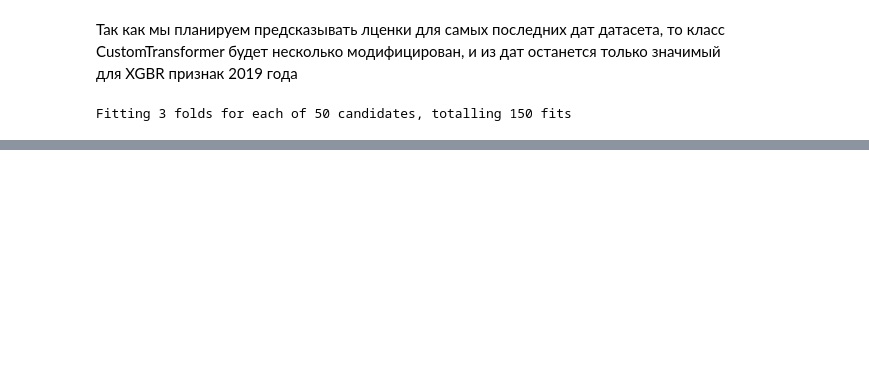
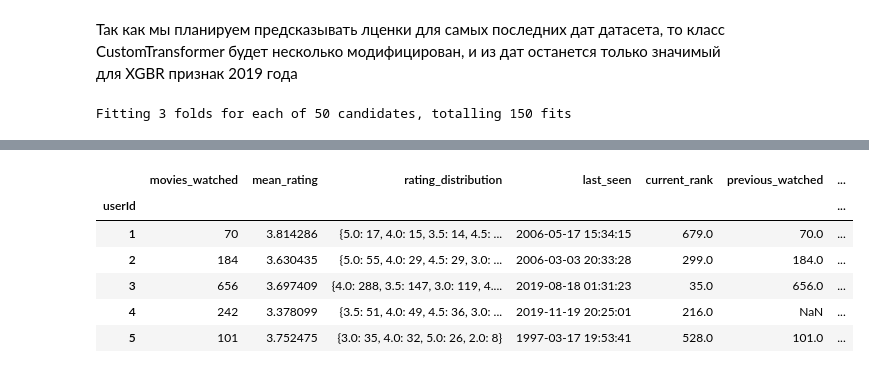
Before and after one commit to aleks-haksly/Simulative, a Jupyter notebook: ML/recomendation.ipynb, the cells around one changed output, grey strips where cells are left out. Cells and saved outputs as stored; diff of their text form; code cells hidden in the pictures; blank space fills up the shorter version.

```diff
--- a/ML/recomendation.ipynb
+++ b/ML/recomendation.ipynb
@@ -859,8 +626,17 @@ render_mini_images(result)
 # %%
 ratings_df['datetime'] = pd.to_datetime(ratings_df.timestamp, unit='s')
 user_data = ratings_df.groupby("userId").agg({"movieId": ['count', ], 'rating': ['mean', lambda x: x.value_counts().to_dict()], 'datetime': 'max'})
 user_data.columns = ['movies_watched', 'mean_rating', 'rating_distribution', 'last_seen']
 user_data['current_rank'] = user_data.movies_watched.rank(method='first', ascending=False)
 user_data_last_month = ratings_df[ratings_df.datetime < ratings_df.datetime.max() - pd.DateOffset(months=1)].groupby("userId").movieId.count().rename("previous_watched").to_frame()
 user_data_last_month['previous_rank'] = user_data_last_month.previous_watched.rank(method='first', ascending=False)
 user_data = user_data.join(user_data_last_month, how='left')
+user_data.head()
+# %% [output]
+|  | movies_watched | mean_rating | rating_distribution | last_seen | current_rank | previous_watched | ... |
+| userId |  |  |  |  |  |  | ... |
+| 1 | 70 | 3.814286 | {5.0: 17, 4.0: 15, 3.5: 14, 4.5: ... | 2006-05-17 15:34:15 | 679.0 | 70.0 | ... |
+| 2 | 184 | 3.630435 | {5.0: 55, 4.0: 29, 4.5: 29, 3.0: ... | 2006-03-03 20:33:28 | 299.0 | 184.0 | ... |
+| 3 | 656 | 3.697409 | {4.0: 288, 3.5: 147, 3.0: 119, 4.... | 2019-08-18 01:31:23 | 35.0 | 656.0 | ... |
+| 4 | 242 | 3.378099 | {3.5: 51, 4.0: 49, 4.5: 36, 3.0: ... | 2019-11-19 20:25:01 | 216.0 | NaN | ... |
+| 5 | 101 | 3.752475 | {3.0: 35, 4.0: 32, 5.0: 26, 2.0: 8} | 1997-03-17 19:53:41 | 528.0 | 101.0 | ... |
```
Also changed, not shown: parts of 86 cells of this notebook.
